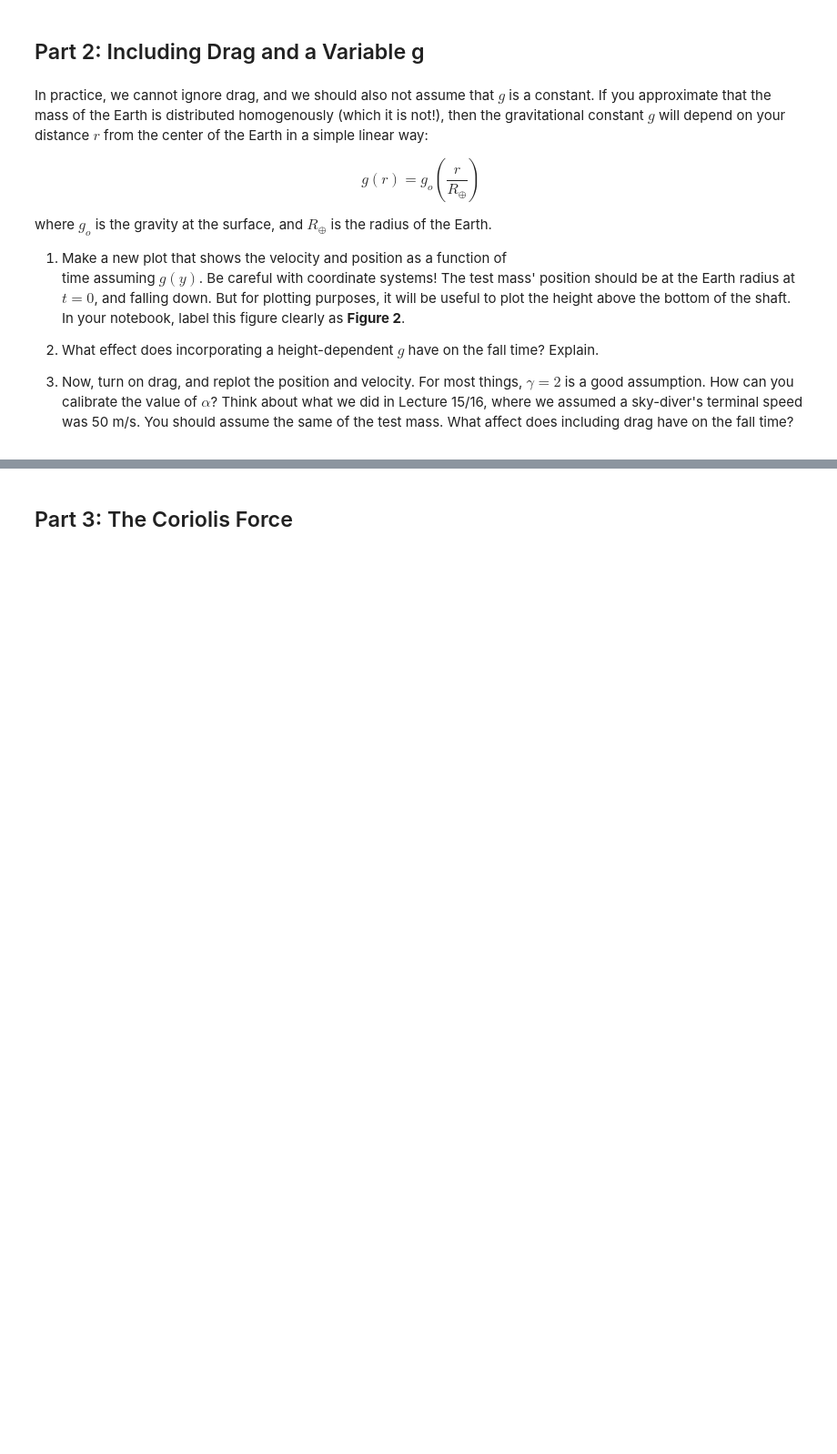
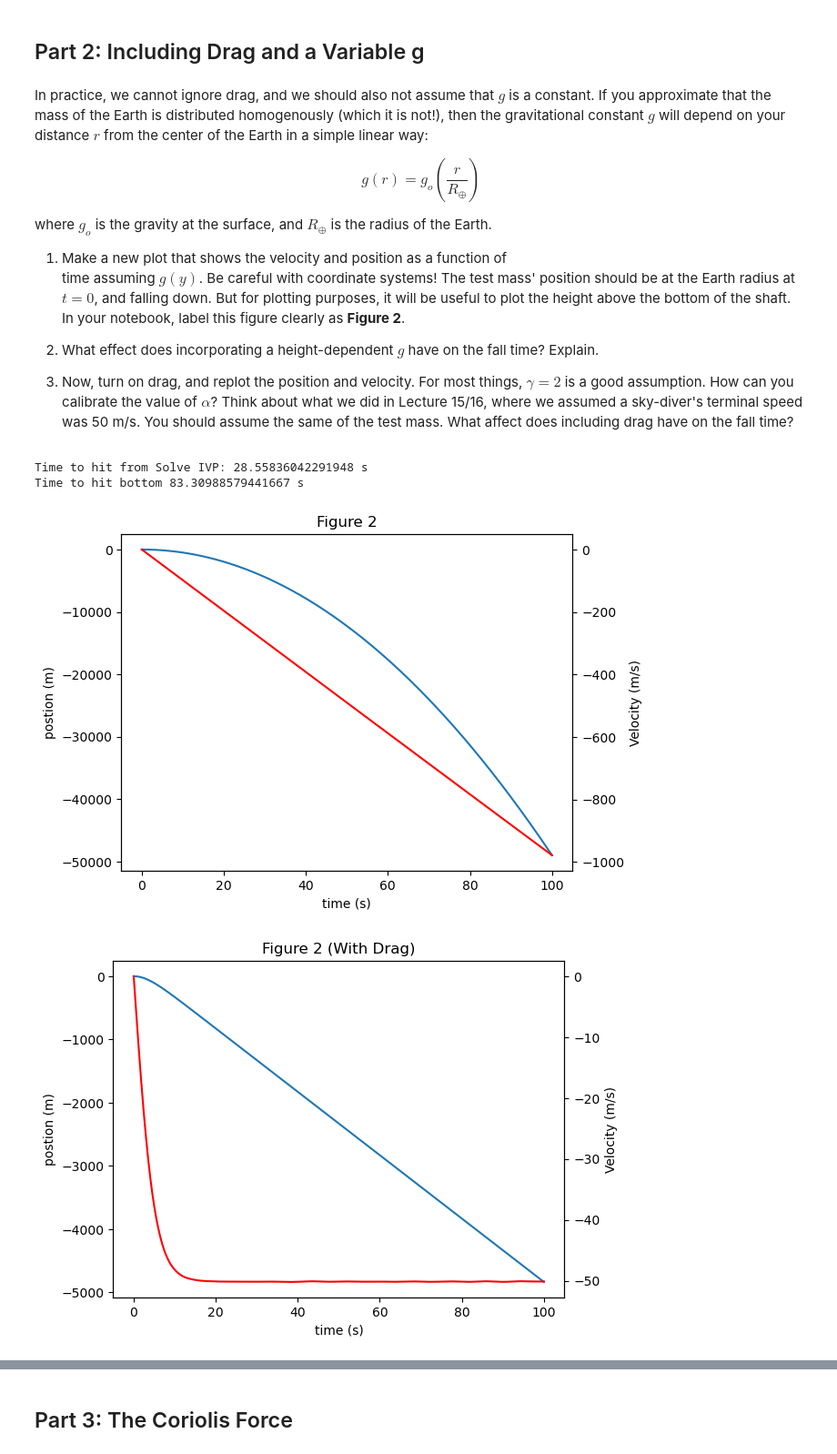
Before and after one commit to rhorton-2/PHYS265-spring26, a Jupyter notebook: Lab3/lab3.ipynb, the cells around one changed output, grey strips where cells are left out. Shown at 91% size. Saved outputs shown, nothing was run; the diff lists cells and outputs as text; code cells hidden in the pictures; blank space fills up the shorter version.

```diff
--- a/Lab3/lab3.ipynb
+++ b/Lab3/lab3.ipynb
@@ -138,3 +151,69 @@ where $g_o$ is the gravity at the surface, and $R_{\oplus}$ is the radius of the
             where we assumed a sky-diver's terminal speed was 50 m/s.
             You should assume the same of the test mass.
             What affect does including drag have on the fall time?
+# %%
+R_E  = 6378.1 * 10**3
+def deratives(t,s,alpha, gamma):
+    y = s[0]
+    v = s[1]
+    alpha = 0
+    gamma = 1
+    g = g0*(y/R_E)
+    dvdt = -g + alpha*v**(gamma)
+    dydt = v
+    return (dydt,dvdt)
+y0 = R_E
+v0 = 0
+soln3 = solve_ivp(deratives,(t0,tf),[y0,v0],t_eval = tt,args = [0,1])
+t2 = soln3.t
+Y2 = soln3.y[0]
+V2 = soln3.y[1]
+Y_plot = Y2 - R_E
+fig,ax = plt.subplots()
+ax.plot(t2,Y_plot, label = "y(t)")
+ax.set_title("Figure 2")
+ax.set_xlabel("time (s)")
+ax.set_ylabel("postion (m)")
+ax2 = ax.twinx()
+ax2.plot(t2,V2,color = "red")
+ax2.set_ylabel("Velocity (m/s)")
+
+def bot2(t,s,alpha,gamma):
+    y = s[0]
+    v = s[1]
+    return y-(R_E-4000)
+soln4 = solve_ivp(deratives,(t0,tf),[y0,v0],t_eval = tt,args = [0,1],events = bot2)
+Bottom2 = soln4.t_events[0]
+print("Time to hit from Solve IVP:",Bottom2[0],"s")
+V_T = 50
+def deratives2(t,s,alpha, gamma):
+    y = s[0]
+    v = s[1]
+    g = g0*(y/R_E)
+    dvdt = -g + alpha*v**(gamma)
+    dydt = v
+    return (dydt,dvdt)
+t0 = 0
+tf = 100
+tt = np.linspace(t0,tf,500)
+soln5 = solve_ivp(deratives2,(t0,tf),[y0,v0],t_eval = tt,args = [0.0039,2],events = bot2)
+t3 = soln5.t
+Y3 = soln5.y[0]
+V3 = soln5.y[1]
+Y_plot2 = Y3 - R_E
+
+fig,ax = plt.subplots()
+ax.plot(t3,Y_plot2, label = "y(t)")
+ax.set_title("Figure 2 (With Drag)")
+ax.set_xlabel("time (s)")
+ax.set_ylabel("postion (m)")
+ax2 = ax.twinx()
+ax2.plot(t3,V3,color = "red")
+ax2.set_ylabel("Velocity (m/s)")
+Bottom3 = soln5.t_events[0]
+print("Time to hit bottom",Bottom3[0],"s")
+# %% [output]
+Time to hit from Solve IVP: 28.55836042291948 s
+Time to hit bottom 83.30988579441667 s
+[figure, added]
+[figure, added]
```
Also changed, not shown: parts of 2 cells of this notebook.
